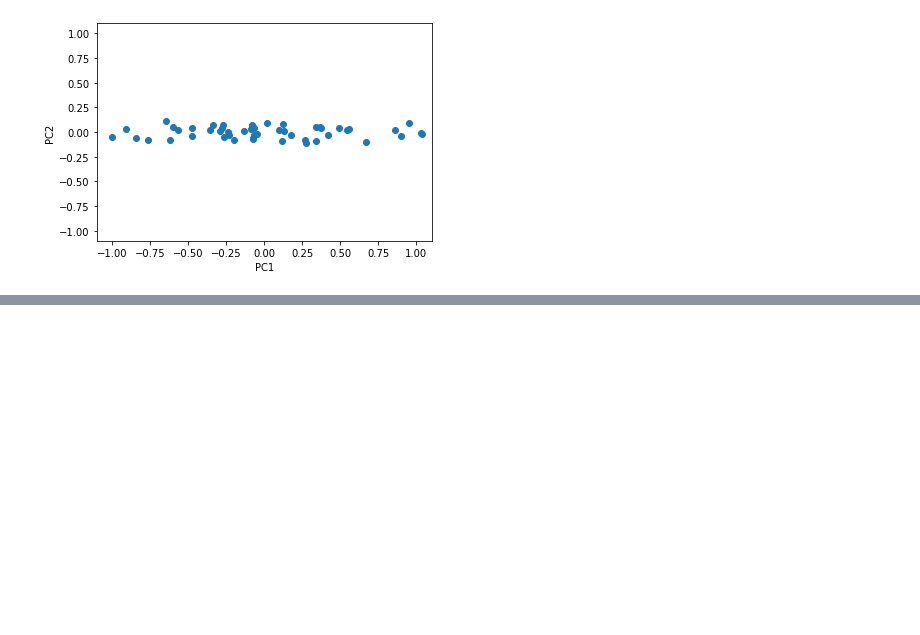
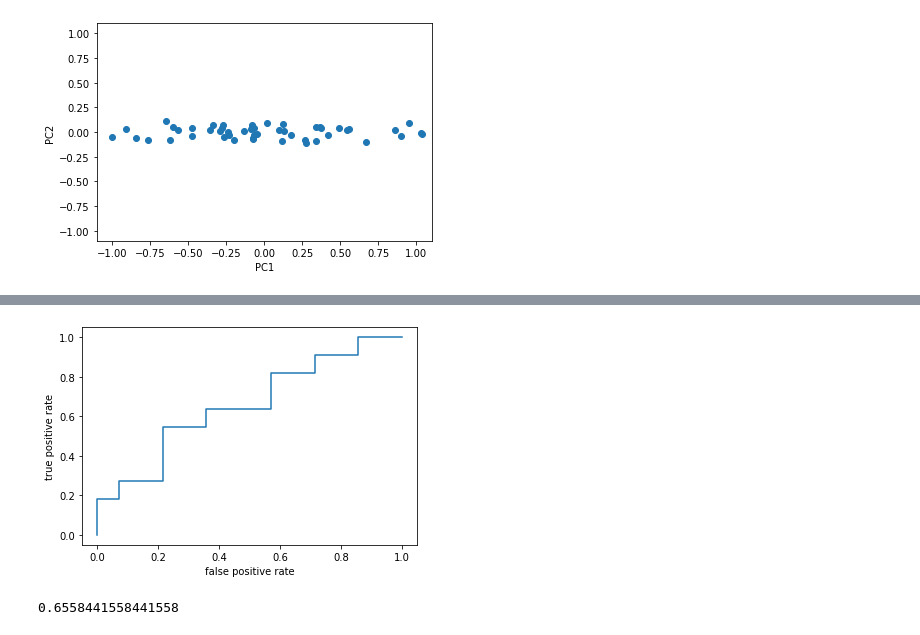
Before and after one commit to skiym-aaa/pydatavenv, a Jupyter notebook: scikit-learn.ipynb, the cells around one changed output, grey strips where cells are left out. Cells and saved outputs as stored; diff of their text form; code cells hidden in the pictures; blank space fills up the shorter version.

```diff
--- a/scikit-learn.ipynb
+++ b/scikit-learn.ipynb
@@ -371,0 +442,14 @@ plt.show()
+# %%
+fig, ax = plt.subplots()
+ax.step(fpr, tpr)
+ax.set_xlabel('false positive rate')
+ax.set_ylabel('true positive rate')
+plt.show()
+# %% [output]
+[figure, added]
+# %%
+from sklearn.metrics import roc_auc_score
+
+roc_auc_score(labels, probs)
+# %% [output]
+0.6558441558441558
```
Also changed, not shown: parts of 6 cells of this notebook.
